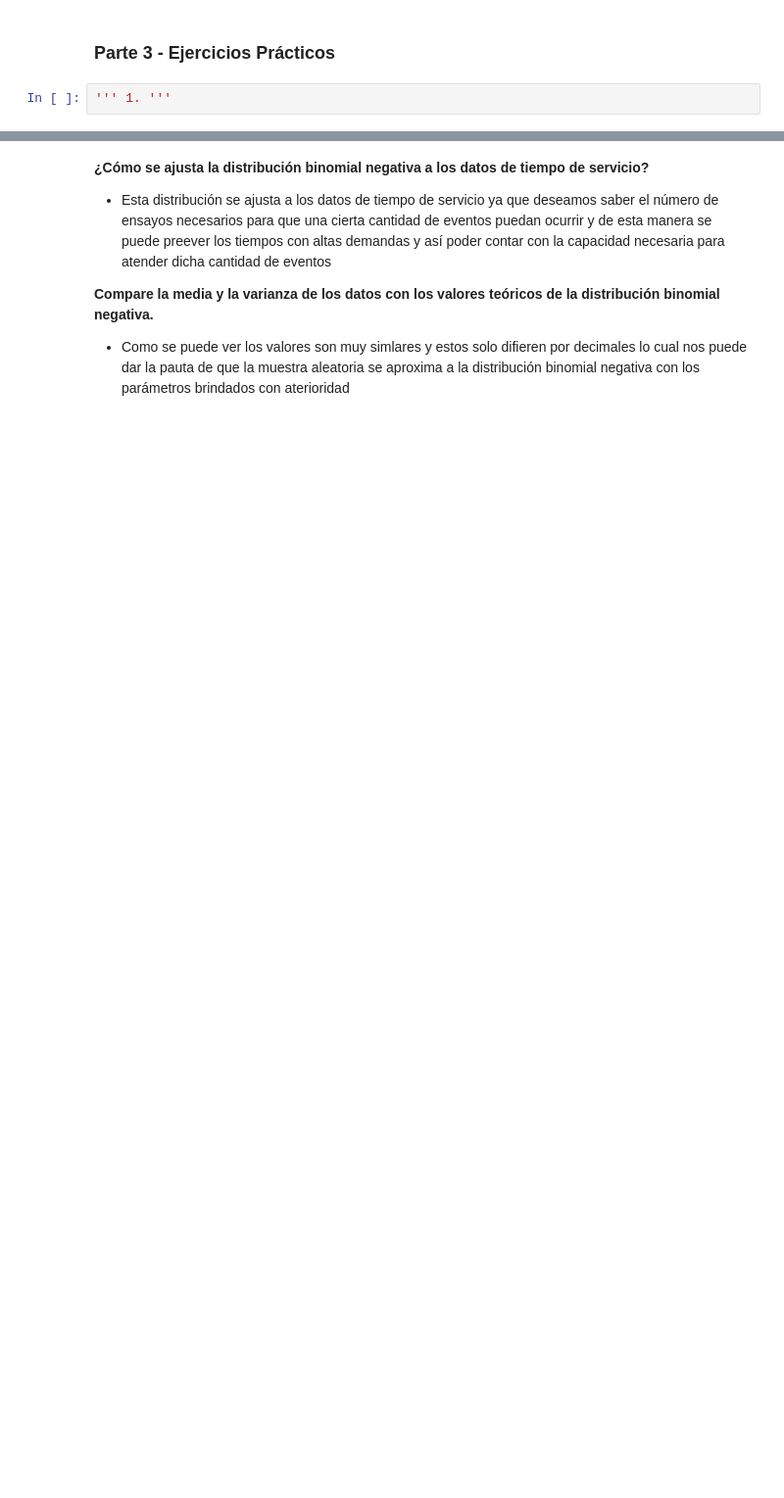
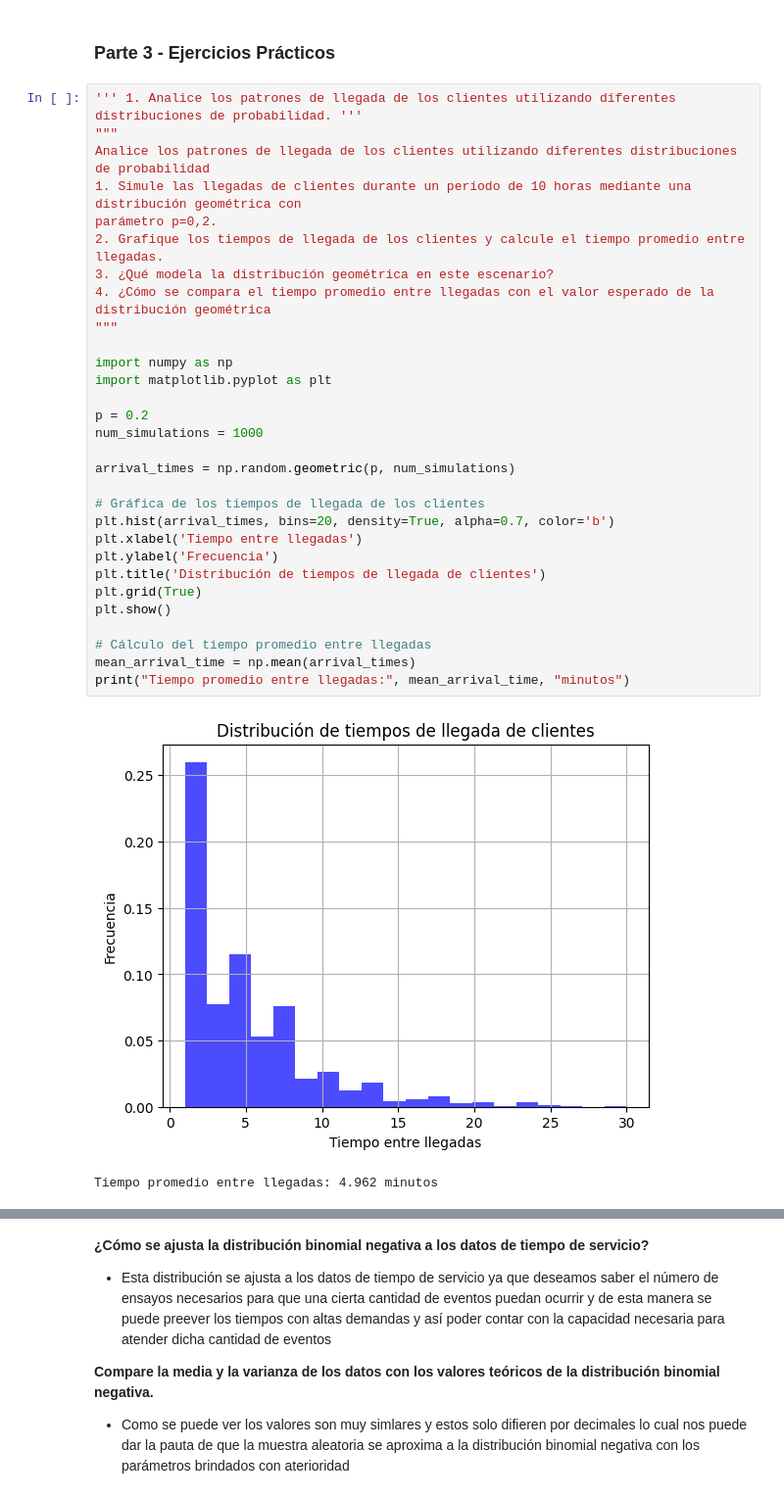
Before and after one commit to Paola-Contreras/Lab02-MS, a Jupyter notebook: Lab02.ipynb, the cells around one changed output, grey strips where cells are left out. Shown at 98% size. Cells and saved outputs as stored; diff of their text form; blank space fills up the shorter version.

```diff
--- a/Lab02.ipynb
+++ b/Lab02.ipynb
@@ -139,4 +140,35 @@ plt.show()
 # %% [markdown]
 ### Parte 3 - Ejercicios Prácticos
-# %%
-''' 1. '''
+# %%
+''' 1. Analice los patrones de llegada de los clientes utilizando diferentes distribuciones de probabilidad. '''
+"""
+Analice los patrones de llegada de los clientes utilizando diferentes distribuciones de probabilidad
+1. Simule las llegadas de clientes durante un período de 10 horas mediante una distribución geométrica con
+parámetro p=0,2.
+2. Grafique los tiempos de llegada de los clientes y calcule el tiempo promedio entre llegadas.
+3. ¿Qué modela la distribución geométrica en este escenario?
+4. ¿Cómo se compara el tiempo promedio entre llegadas con el valor esperado de la distribución geométrica
+"""
+
+import numpy as np
+import matplotlib.pyplot as plt
+
+p = 0.2
+num_simulations = 1000
+
+arrival_times = np.random.geometric(p, num_simulations)
+
+# Gráfica de los tiempos de llegada de los clientes
+plt.hist(arrival_times, bins=20, density=True, alpha=0.7, color='b')
+plt.xlabel('Tiempo entre llegadas')
+plt.ylabel('Frecuencia')
+plt.title('Distribución de tiempos de llegada de clientes')
+plt.grid(True)
+plt.show()
+
+# Cálculo del tiempo promedio entre llegadas
+mean_arrival_time = np.mean(arrival_times)
+print("Tiempo promedio entre llegadas:", mean_arrival_time, "minutos")
+# %% [output]
+[figure, added]
+Tiempo promedio entre llegadas: 4.962 minutos
```
Also changed, not shown: parts of 10 cells of this notebook, 1 other file.
